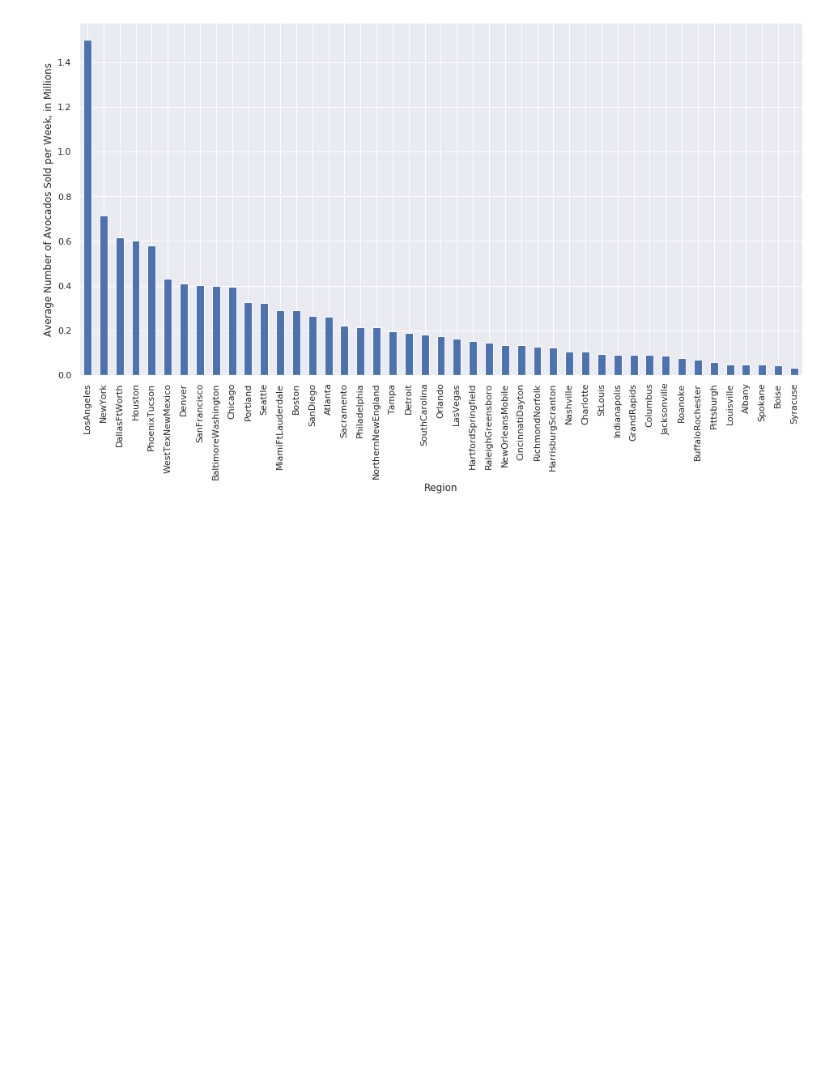
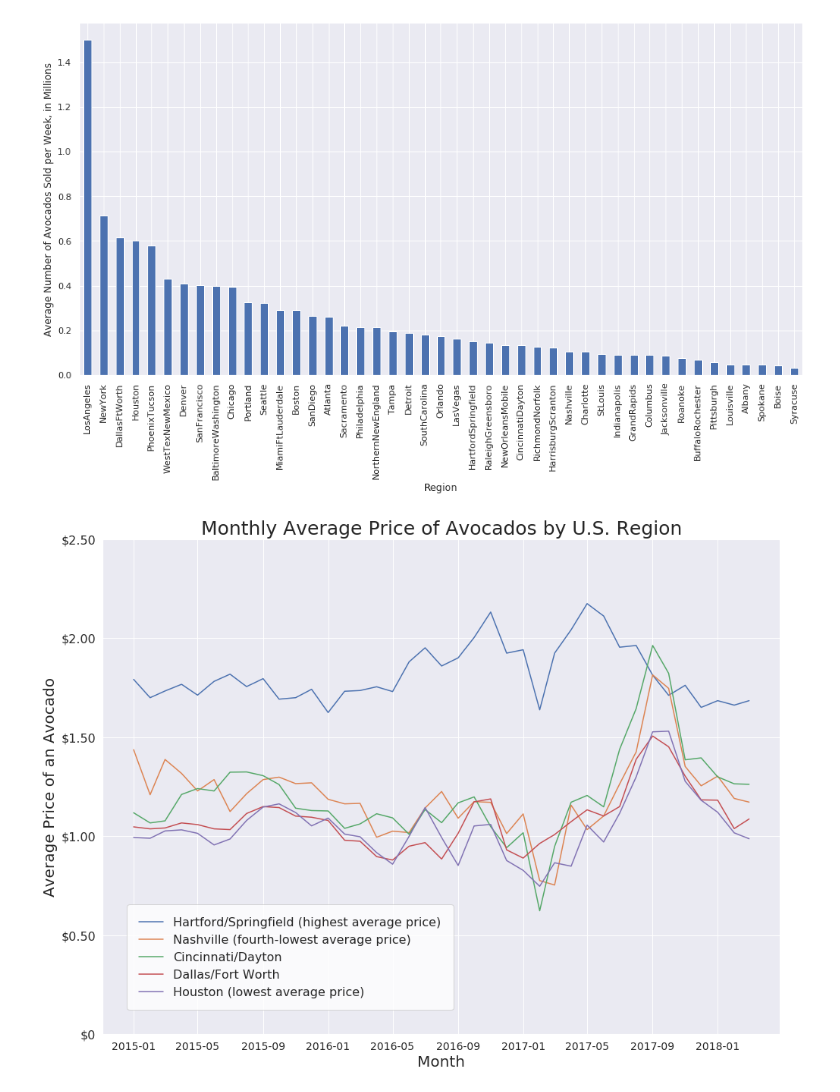
Before and after one commit to jacksonswitzer/avocado_eda, a Jupyter notebook: Work.ipynb, the cells around one changed output. Cells and saved outputs as stored; diff of their text form; code cells hidden in the pictures; blank space fills up the shorter version.

Commit message:
finished data story graphic

```diff
--- a/Work.ipynb
+++ b/Work.ipynb
@@ -49,3 +53,50 @@ fig.get_legend().remove()
 plt.show()
 # %% [output]
 [figure]
+# %%
+# From here on, code pertains to the data story
+
+# Find out the regions with the highest and lowest average per-unit avocado prices
+d.groupby('region').mean()['AveragePrice'].sort_values()
+
+# Highest average price (per avocado, over the whole time frame, which
+#     is January 2015 to March 2018):  HartfordSpringfield
+# Four regions with lowest average price, from lowest to fourth lowest:
+    # Houston
+    # DallasFtWorth
+    # (SouthCentral doesn't count since it's a bigger region)
+    # CincinnatiDayton
+    # Nashville
+
+# Make a dataframe with only the regions of interest
+simpled = d[['Date','AveragePrice','region','year','month']][d['region'].isin(['Houston','DallasFtWorth','CincinnatiDayton','Nashville','HartfordSpringfield'])]
+
+# Smooth out the lines by doing a monthly instead of a weekly average
+bymonth = simpled.groupby(['region','year','month']).mean('AveragePrice').reset_index()
+bymonth['day'] = 1
+bymonth['datetime'] = pd.to_datetime(bymonth[['year', 'month', 'day']])
+
+# Rearrange the dataframe so the plot legend is in the logical order
+cin = bymonth[bymonth['region']=='CincinnatiDayton']
+nash = bymonth[bymonth['region']=='Nashville']
+hart = bymonth[bymonth['region']=='HartfordSpringfield']
+dal = bymonth[bymonth['region']=='DallasFtWorth']
+hou = bymonth[bymonth['region']=='Houston']
+bymonth_inorder = pd.concat([hart,nash,cin,dal,hou], axis=0)
+# %%
+# Now make a line plot over time with five different colored lines, one for the four
+# cheapest regions and one for the most expensive. This shows how avocado prices change over time
+# in the cheap regions vs. in the most expensive one.
+
+sns.set(rc={'figure.figsize':(16,12)})
+plt.ylim(0, 2.5)
+ax = sns.lineplot(data=bymonth_inorder, x='datetime', y='AveragePrice', hue='region', errorbar=None, sort=False)
+plt.ylabel('Average Price of an Avocado', fontsize=20)
+plt.xlabel('Month', fontsize=20)
+plt.xticks(fontsize=14)
+plt.yticks(ticks=[0. , 0.5, 1. , 1.5, 2. , 2.5], labels=['$0', '$0.50', '$1.00', '$1.50', '$2.00', '$2.50'], fontsize=16)
+plt.title('Monthly Average Price of Avocados by U.S. Region', fontsize=25)
+plt.legend(labels=['Hartford/Springfield (highest average price)','Nashville (fourth-lowest average price)','Cincinnati/Dayton','Dallas/Fort Worth','Houston (lowest average price)'],loc='lower left', prop={'size': 16}, borderaxespad=2, borderpad=1, facecolor='white')
+plt.show()
+# %% [output]
+[figure, added]
```
Also changed, not shown: parts of 1 cell of this notebook.
